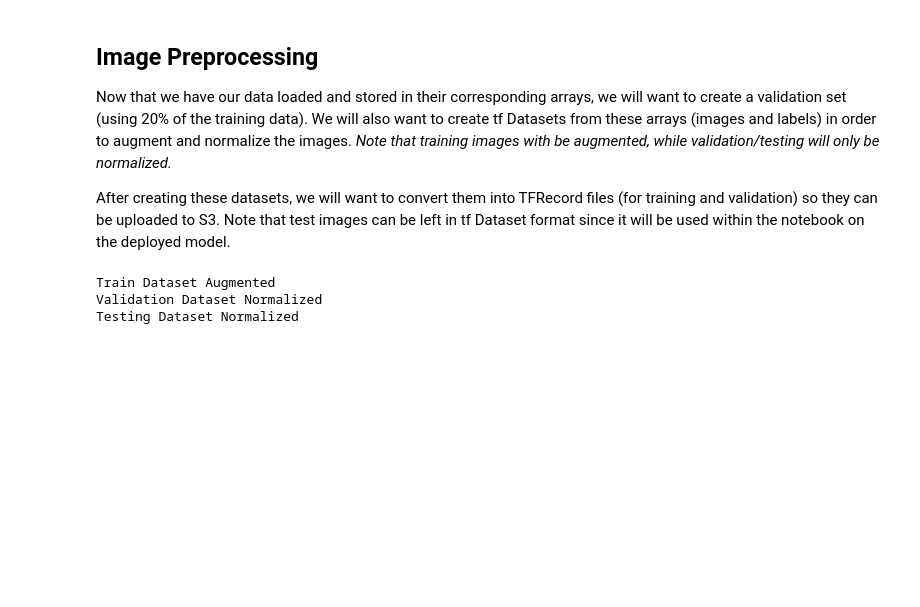
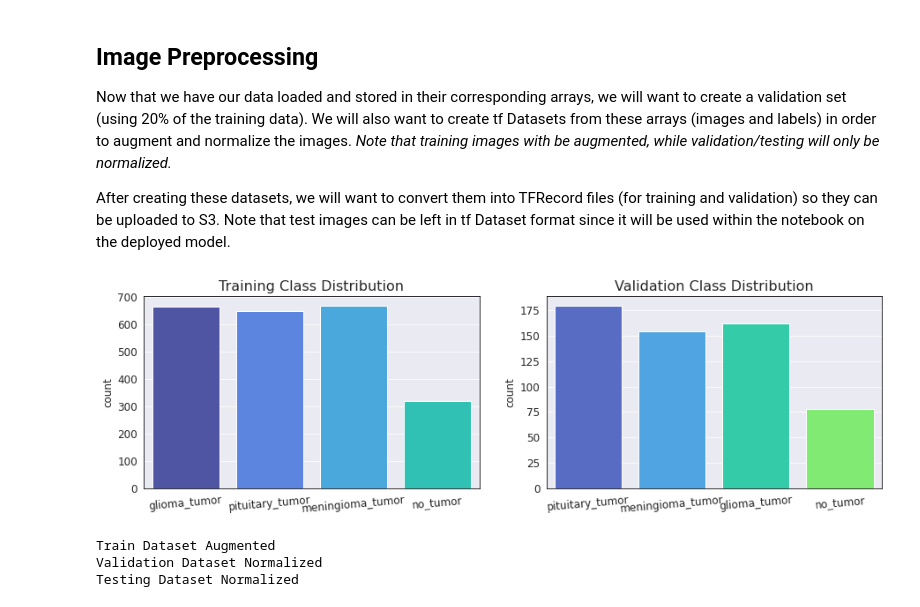
Before and after one commit to dhelms1/brain_tumor, a Jupyter notebook: MRImodeling.ipynb, the cells around one changed output. Cells and saved outputs as stored; diff of their text form; code cells hidden in the pictures; blank space fills up the shorter version.

Commit message:
class weights created, training script updated, code reformatted

```diff
--- a/MRImodeling.ipynb
+++ b/MRImodeling.ipynb
@@ -154,6 +115,19 @@ After creating these datasets, we will want to convert them into TFRecord files
 X_train, X_val, y_train, y_val = train_test_split(x_train, y_train, test_size=0.2, shuffle=True, random_state=42)
 filenames_test = None
 filenames_train = None
+# %%
+plt.figure(figsize=(15,4))
+ax1 = plt.subplot(1,2,1)
+sns.countplot(x=y_train, palette=sns.color_palette('turbo', 12))
+plt.title('Training Class Distribution')
+plt.xticks(rotation=5)
+ax2 = plt.subplot(1,2,2)
+sns.countplot(x=y_val, palette=sns.color_palette('turbo', 8))
+plt.title('Validation Class Distribution')
+plt.xticks(rotation=5)
+plt.show();
+# %% [output]
+[figure, added]
 # %%
 train_dataset = tf.data.Dataset.from_tensor_slices((X_train, y_train))
 val_dataset = tf.data.Dataset.from_tensor_slices((X_val, y_val))
```
Also changed, not shown: parts of 16 cells of this notebook, 2 other files.
